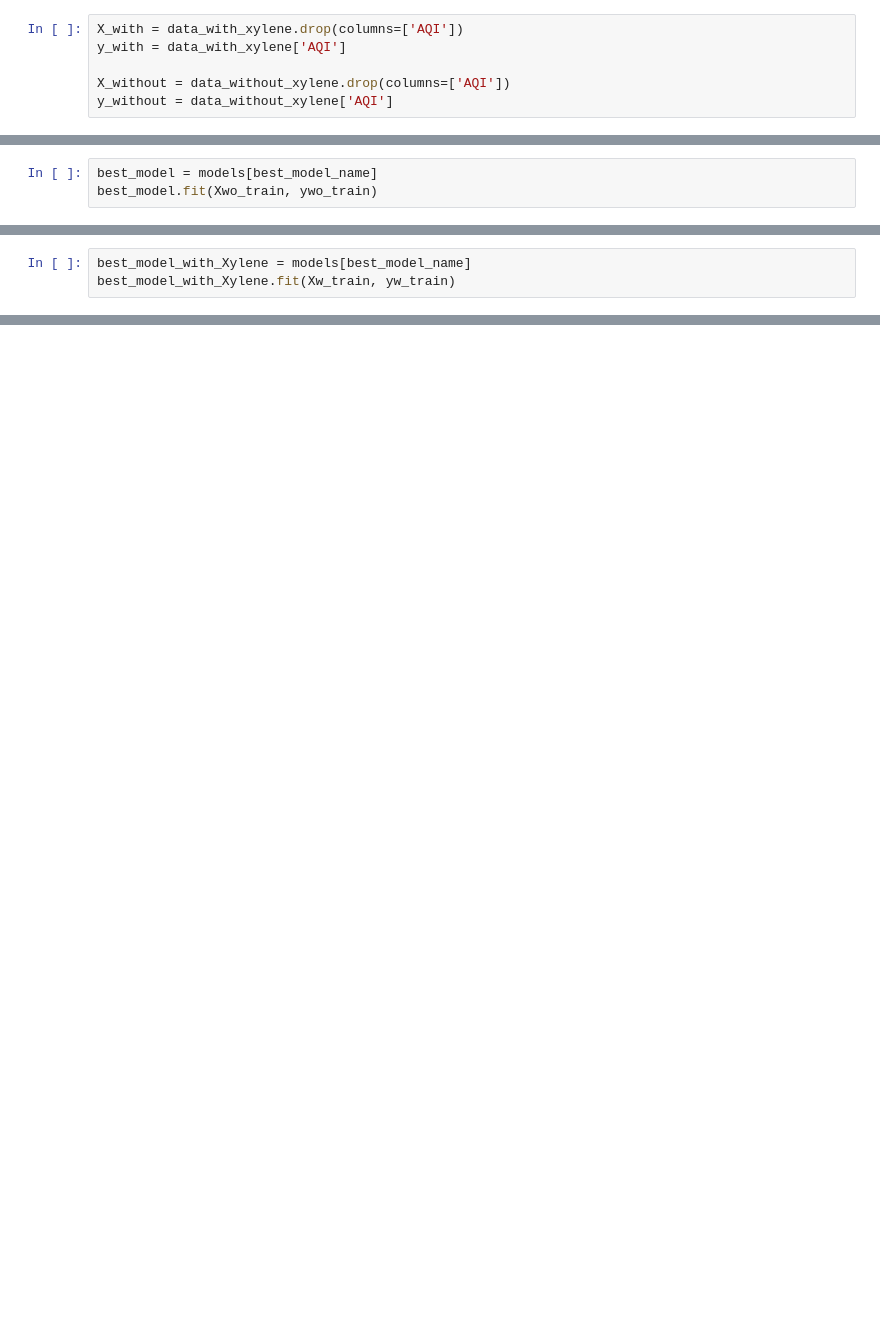
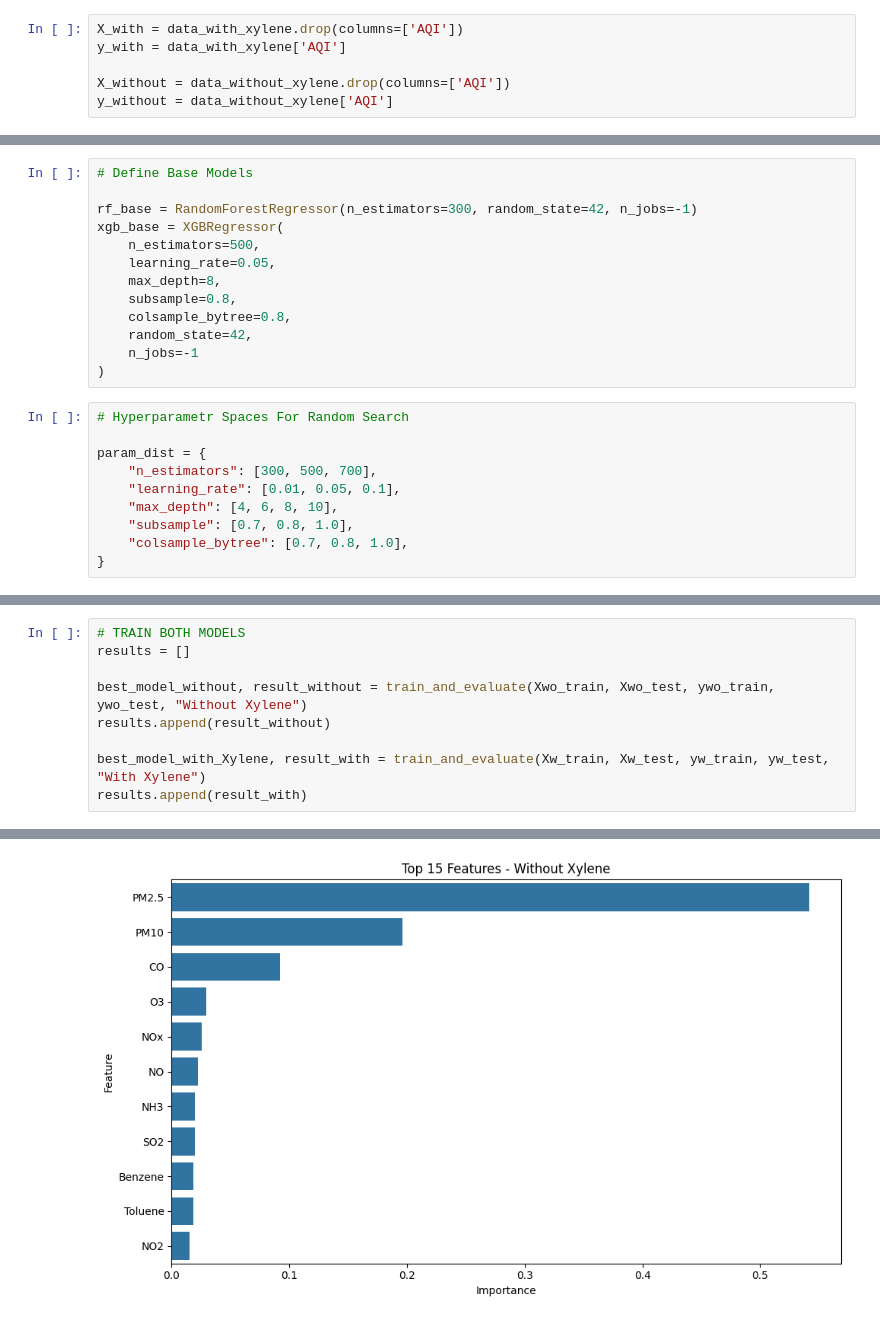
Before and after one commit to S-Nrupendra/Air-Quality-Index-Data-Science-Project, a Jupyter notebook: model_training.ipynb, the cells around one changed output, grey strips where cells are left out. Saved outputs shown, nothing was run; the diff lists cells and outputs as text; blank space fills up the shorter version.

Commit message:
Better Model

```diff
--- a/model_training.ipynb
+++ b/model_training.ipynb
@@ -94,3 +31,0 @@ print(f"\n✅ Best performing model (without xylene): {best_model_name}")
-# %%
-best_model = models[best_model_name]
-best_model.fit(Xwo_train, ywo_train)
@@ -184,3 +31,0 @@ print(f"\n✅ Best performing model (without xylene): {best_model_name}")
-# %%
-best_model_with_Xylene = models[best_model_name]
-best_model_with_Xylene.fit(Xw_train, yw_train)
@@ -268,0 +32,23 @@ RMSE: 38.8476
+# %%
+# Define Base Models
+
+rf_base = RandomForestRegressor(n_estimators=300, random_state=42, n_jobs=-1)
+xgb_base = XGBRegressor(
+    n_estimators=500,
+    learning_rate=0.05,
+    max_depth=8,
+    subsample=0.8,
+    colsample_bytree=0.8,
+    random_state=42,
+    n_jobs=-1
+)
+# %%
+# Hyperparametr Spaces For Random Search
+
+param_dist = {
+    "n_estimators": [300, 500, 700],
+    "learning_rate": [0.01, 0.05, 0.1],
+    "max_depth": [4, 6, 8, 10],
+    "subsample": [0.7, 0.8, 1.0],
+    "colsample_bytree": [0.7, 0.8, 1.0],
+}
@@ -268,0 +109,10 @@ RMSE: 38.8476
+# %%
+# TRAIN BOTH MODELS
+results = []
+
+best_model_without, result_without = train_and_evaluate(Xwo_train, Xwo_test, ywo_train, ywo_test, "Without Xylene")
+results.append(result_without)
+
+best_model_with_Xylene, result_with = train_and_evaluate(Xw_train, Xw_test, yw_train, yw_test, "With Xylene")
+results.append(result_with)
+# %% [output]
@@ -268,0 +127 @@ RMSE: 38.8476
+[figure, added]
```
Also changed, not shown: parts of 20 cells of this notebook, 12 other files.
